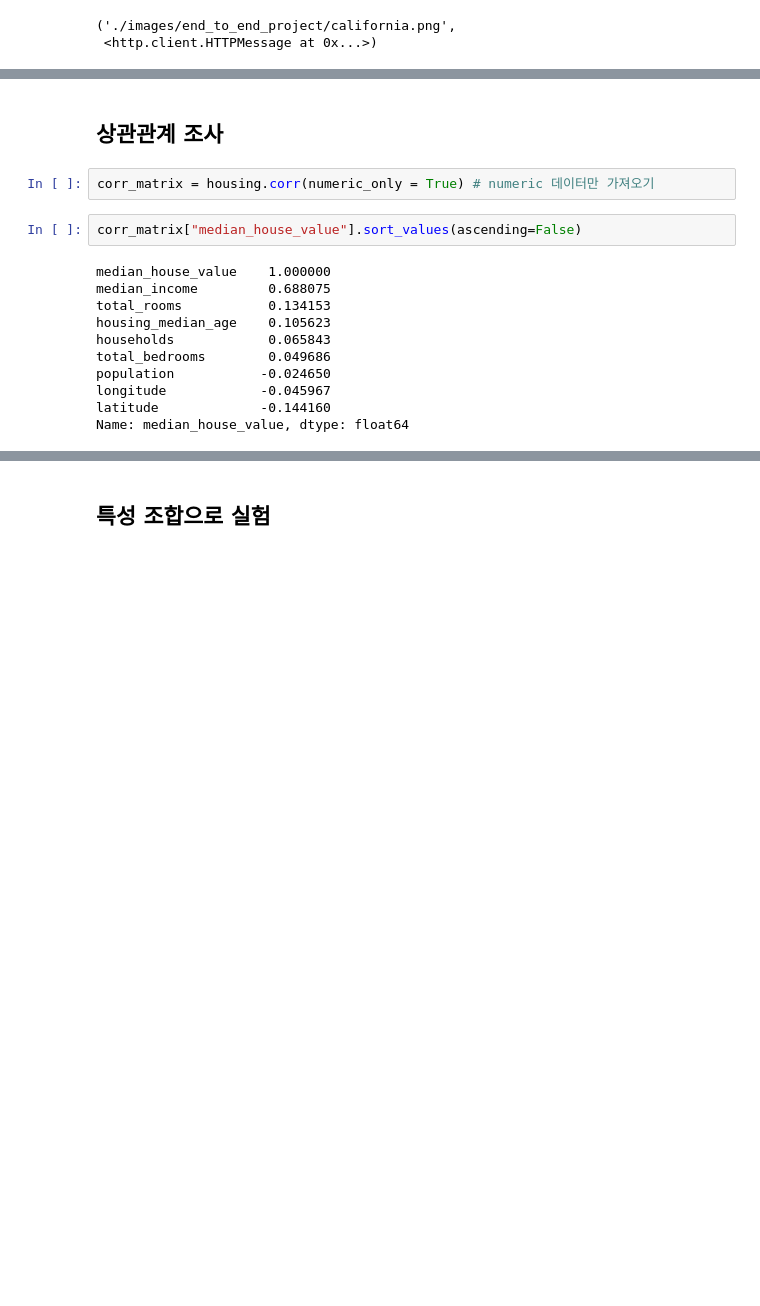
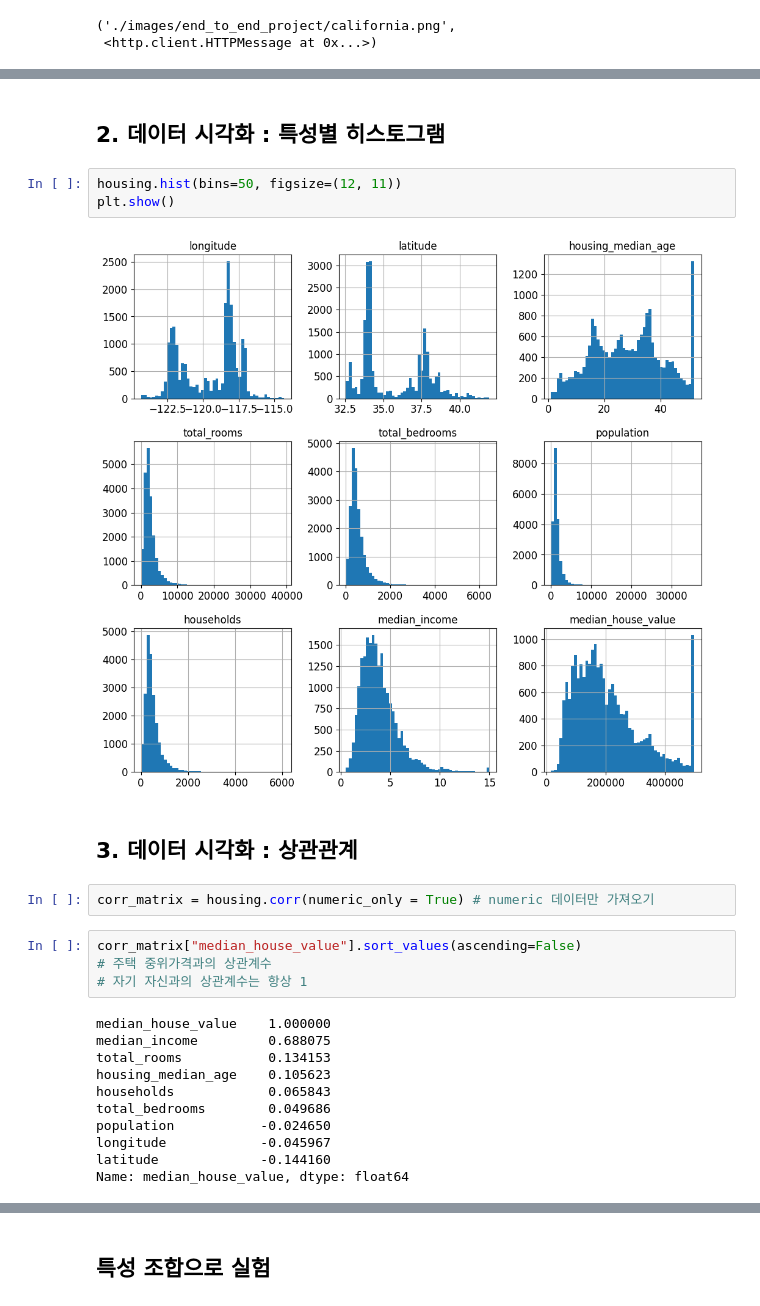
Before and after one commit to Eeun-ju/handson-ml2, a Jupyter notebook: 02_end_to_end_machine_learning_project.ipynb, the cells around one changed output, grey strips where cells are left out. Saved outputs shown, nothing was run; the diff lists cells and outputs as text; blank space fills up the shorter version.

```diff
--- a/02_end_to_end_machine_learning_project.ipynb
+++ b/02_end_to_end_machine_learning_project.ipynb
@@ -378,9 +381,18 @@ plt.show()
+# %% [markdown]
+## 2. 데이터 시각화 : 특성별 히스토그램
+# %%
+housing.hist(bins=50, figsize=(12, 11))
+plt.show()
+# %% [output]
+[figure, added]
 # %% [markdown]
-## 상관관계 조사
+## 3. 데이터 시각화 : 상관관계
 # %%
 corr_matrix = housing.corr(numeric_only = True) # numeric 데이터만 가져오기
 # %%
 corr_matrix["median_house_value"].sort_values(ascending=False)
+# 주택 중위가격과의 상관계수
+# 자기 자신과의 상관계수는 항상 1
 # %% [output]
 median_house_value    1.000000
 median_income         0.688075
```
Also changed, not shown: parts of 7 cells of this notebook.
